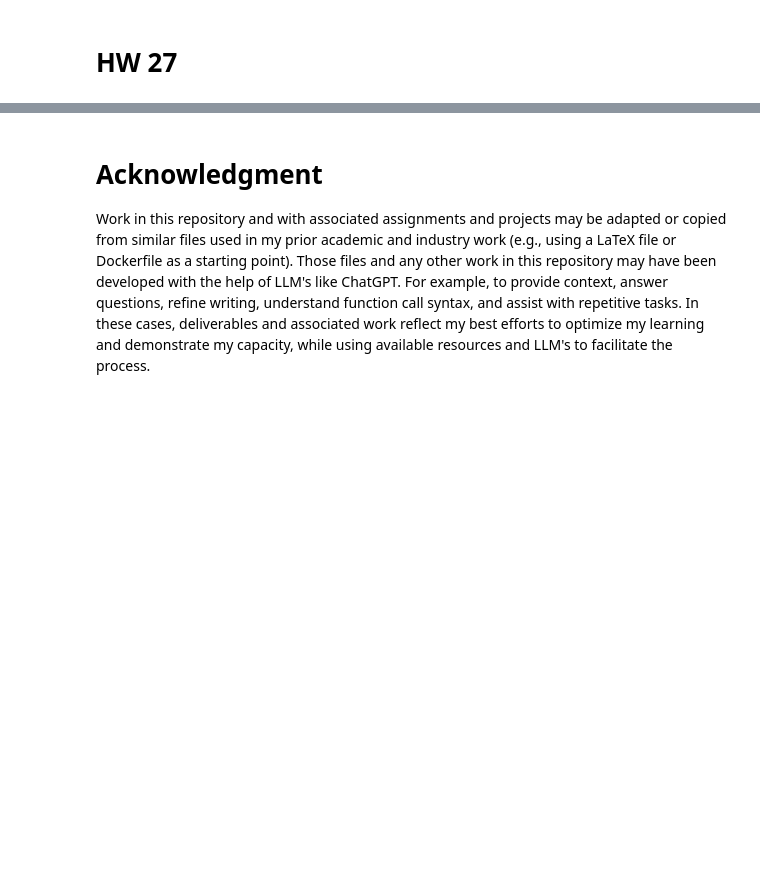
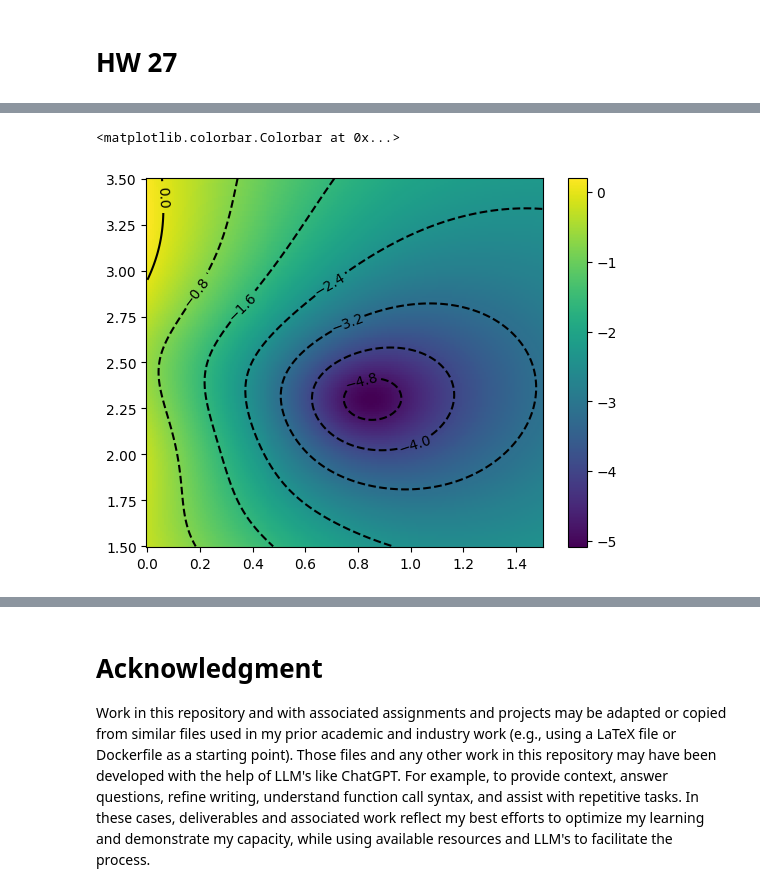
Before and after one commit to jwb-byu/cs-580-misc, a Jupyter notebook: hw/hw26-27/hw26-27.ipynb, the cells around one changed output, grey strips where cells are left out. Drawn from its saved outputs; the diff is of its cells as text; code cells hidden in the pictures; blank space fills up the shorter version.

```diff
--- a/hw/hw26-27/hw26-27.ipynb
+++ b/hw/hw26-27/hw26-27.ipynb
@@ -29,7 +82,42 @@
 # HW 27
 # %% [markdown]
 <img src="fig_27_intro.png" alt="formula" width="900">
+# %%
+data = pd.read_csv("nonlinearpoints.txt", sep=r'\s+', header=None).values
+x=jnp.array(data[:, 0])
+y=jnp.array(data[:, 1])
+u=jnp.array(data[:, 2])
+
+def modl(x, th):
+    return jnp.exp(-th[0]*x)*jnp.sin(th[1]*x)
+
+def cost(x, y, th):
+    y_hat = modl(x, th)
+    l2 = jnp.linalg.norm((y-y_hat))
+    c = (l2**2)/2
+    return c
 # %% [markdown]
 <img src="fig_27_a.png" alt="formula" width="900">
+# %%
+# adapting from HW 21a and 24b and for heatmap, etc.
+
+th_1 = jnp.linspace(0, 1.5, 200)
+th_2 = jnp.linspace(1.5, 3.5, 200)
+
+m = np.zeros((3, 200, 200))
+for i, t1 in enumerate(th_1):
+    for j, t2 in enumerate(th_2):
+        c = cost(x, y, jnp.array([t1, t2]))
+        log_cost = np.log(c)
+        m[:, i, j] = np.array([t1, t2, log_cost])
+# %%
+# plot
+pcm = plt.pcolormesh(*m)
+cont_set = plt.contour(*m, colors="black")
+plt.clabel(cont_set)
+plt.colorbar(pcm)
+# %% [output]
+<matplotlib.colorbar.Colorbar at 0x...>
+[figure, added]
 # %% [markdown]
 <img src="fig_27_b.png" alt="formula" width="900">
```
Also changed, not shown: parts of 12 cells of this notebook, 2 other files.
